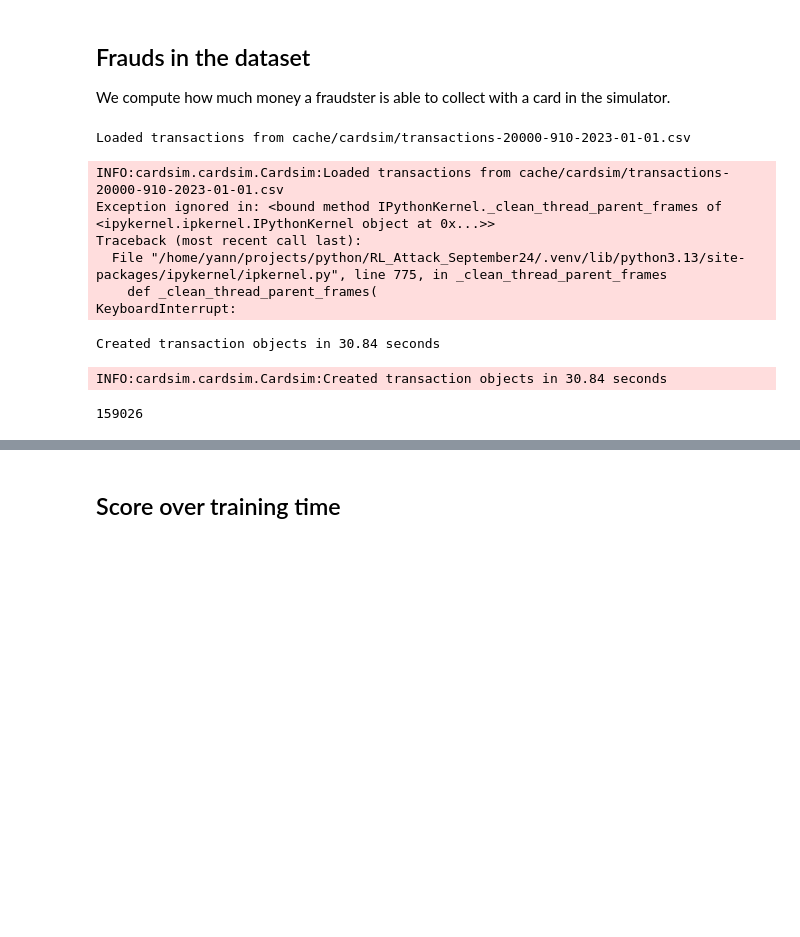
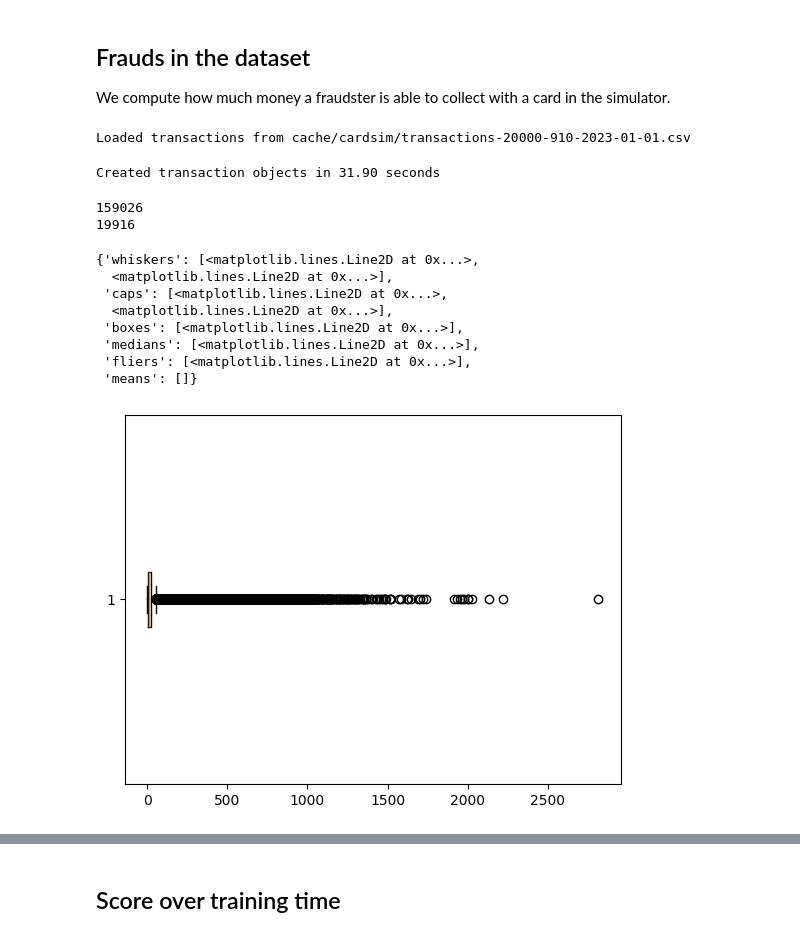
Before and after one commit to FaramirHurin/RL_Attack_September24, a Jupyter notebook: agents-comparison.ipynb, the cells around one changed output, grey strips where cells are left out. Saved outputs shown, nothing was run; the diff lists cells and outputs as text; code cells hidden in the pictures; blank space fills up the shorter version.

```diff
--- a/agents-comparison.ipynb
+++ b/agents-comparison.ipynb
@@ -19,16 +8,6 @@ from parameters import CardSimParameters
 
 p = CardSimParameters.paper_params()
 cards, terminals, transactions = p.get_simulation_data()
-frauds = [t for t in transactions if t.is_fraud]
-print(len(frauds))
 # %% [output]
 Loaded transactions from cache/cardsim/transactions-20000-910-2023-01-01.csv
-INFO:cardsim.cardsim.Cardsim:Loaded transactions from cache/cardsim/transactions-20000-910-2023-01-01.csv
-Exception ignored in: <bound method IPythonKernel._clean_thread_parent_frames of <ipykernel.ipkernel.IPythonKernel object at 0x...>>
-Traceback (most recent call last):
-  File "/home/yann/projects/python/RL_Attack_September24/.venv/lib/python3.13/site-packages/ipykernel/ipkernel.py", line 775, in _clean_thread_parent_frames
-    def _clean_thread_parent_frames(
-KeyboardInterrupt:
+Created transaction objects in 31.90 seconds
-Created transaction objects in 30.84 seconds
-INFO:cardsim.cardsim.Cardsim:Created transaction objects in 30.84 seconds
-159026
@@ -34,0 +20,24 @@ INFO:cardsim.cardsim.Cardsim:Created transaction objects in 30.84 seconds
+# %%
+frauds = [t for t in transactions if t.is_fraud]
+frauds.sort(key=lambda t: t.timestamp)
+print(len(frauds))
+n_cards = set(t.card_id for t in frauds)
+print(len(n_cards))
+# %% [output]
+159026
+19916
+# %%
+import matplotlib.pyplot as plt
+
+amounts = [t.amount for t in transactions]
+plt.boxplot(amounts, vert=False)
+# %% [output]
+{'whiskers': [<matplotlib.lines.Line2D at 0x...>,
+  <matplotlib.lines.Line2D at 0x...>],
+ 'caps': [<matplotlib.lines.Line2D at 0x...>,
+  <matplotlib.lines.Line2D at 0x...>],
+ 'boxes': [<matplotlib.lines.Line2D at 0x...>],
+ 'medians': [<matplotlib.lines.Line2D at 0x...>],
+ 'fliers': [<matplotlib.lines.Line2D at 0x...>],
+ 'means': []}
+[figure, added]
```
Also changed, not shown: parts of 7 cells of this notebook, 2 other files.
